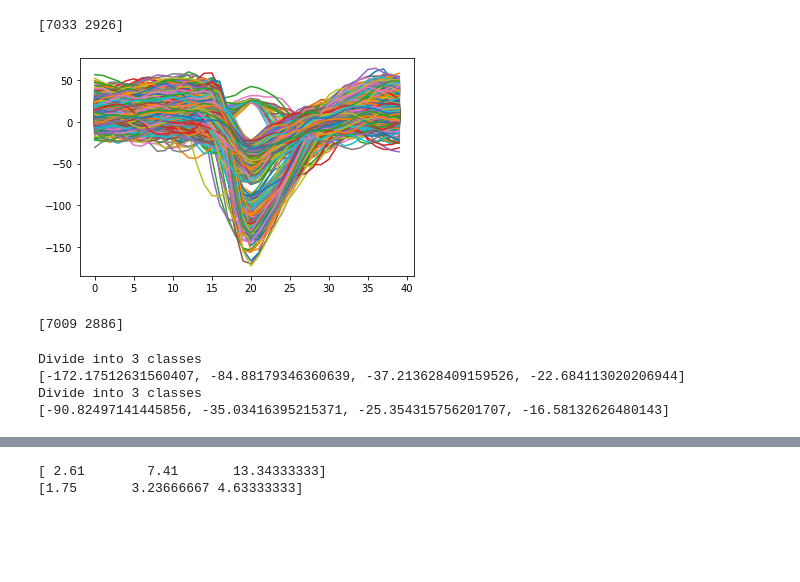
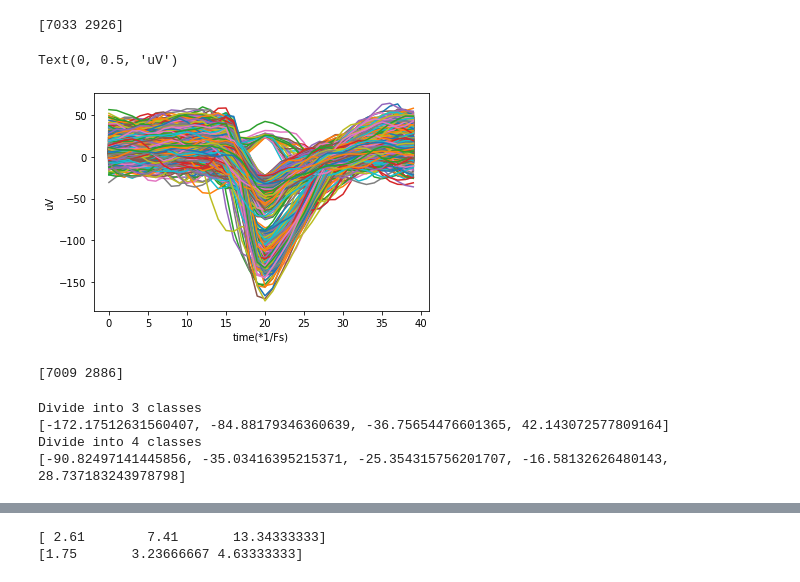
Before and after one commit to luckyeric320/ProjectSpikeSorting, a Jupyter notebook: Sorter/neoDemo.ipynb, the cells around one changed output, grey strips where cells are left out. Saved outputs shown, nothing was run; the diff lists cells and outputs as text; code cells hidden in the pictures; blank space fills up the shorter version.

```diff
--- a/Sorter/neoDemo.ipynb
+++ b/Sorter/neoDemo.ipynb
@@ -53,10 +53,13 @@ print(detect.n_spikes)
 # %%
 #观察波形分布
 waveforms = detect.waveforms[0]
 for i in range(np.shape(waveforms)[0]):
     plt.plot(waveforms[i,:])
+plt.xlabel('time(*1/Fs)')
+plt.ylabel('uV')
 # %% [output]
+Text(0, 0.5, 'uV')
-[figure, old version]
+[figure, new version]
 # %%
 #去除疑似非锋电位的正向波形
 nega = detect.mannual_select_by_peaks(list(range(detect.n_channels)),[float('-inf') for i in range(detect.n_channels)],np.zeros([detect.n_channels]))
@@ -65,12 +68,12 @@ print(nega.n_spikes)
 [7009 2886]
 # %%
 #使用“自然断点”法分类
-sorted_result = nega.sort_by_natural_break()
+sorted_result = detect.sort_by_natural_break()
 # %% [output]
 Divide into 3 classes
-[-172.17512631560407, -84.88179346360639, -37.213628409159526, -22.684113020206944]
-Divide into 3 classes
-[-90.82497141445856, -35.03416395215371, -25.354315756201707, -16.58132626480143]
+[-172.17512631560407, -84.88179346360639, -36.75654476601365, 42.143072577809164]
+Divide into 4 classes
+[-90.82497141445856, -35.03416395215371, -25.354315756201707, -16.58132626480143, 28.737183243978798]
 # %%
 #绘制分出的每个神经元的平均波形
 sorted_result.plot_neuron(0)
```
Also changed, not shown: parts of 5 cells of this notebook, 1 other file.
